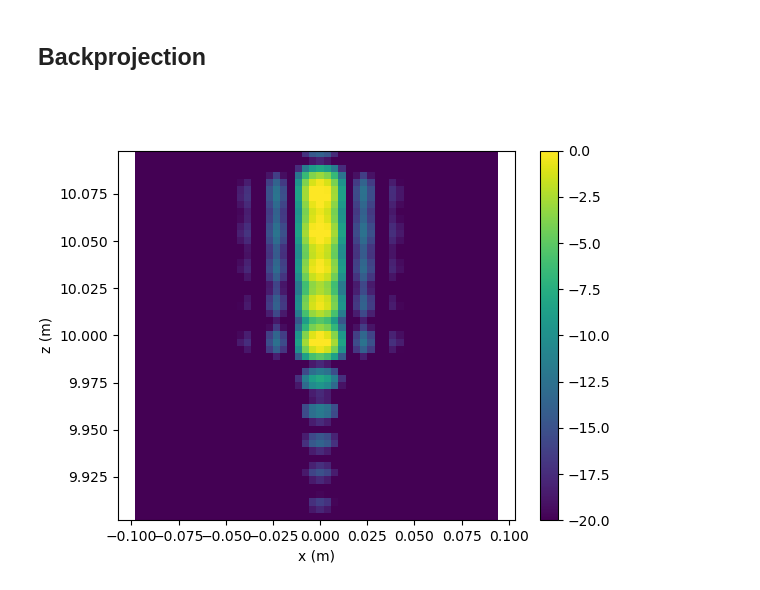
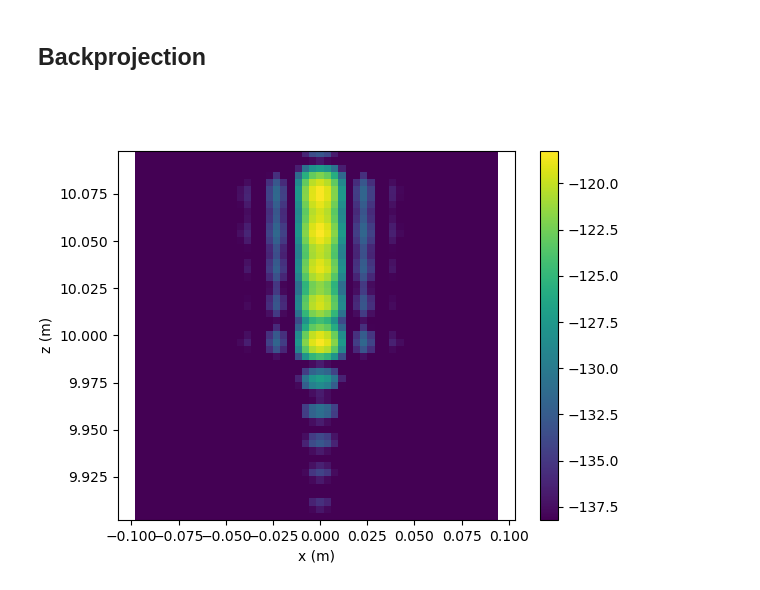
Before and after one commit to rf-eng/scikit-radar, a Jupyter notebook: docs/examples/SAR_example.ipynb, the cells around one changed output. Cells and saved outputs as stored; diff of their text form; code cells hidden in the pictures.

```diff
--- a/docs/examples/SAR_example.ipynb
+++ b/docs/examples/SAR_example.ipynb
@@ -152,18 +152,19 @@ image = image_flat.reshape((X.shape[1], X.shape[2]))
 # %%
 plt.figure()
 plt.clf()
 left = np.min(x_range)
 right = np.max(x_range)
 bottom = np.min(z_range)
 top = np.max(z_range)
-plt.imshow(20*np.log10(np.abs(image.T/(N_x*N_z))),
+implot = 20*np.log10(np.abs(image.T/(N_x*N_z)))
+plt.imshow(implot,
             extent=(left, right, bottom, top),
             origin='lower')
-plt.clim((-20, 0))
+plt.clim((np.max(implot)-20, np.max(implot)))
 plt.colorbar()
 plt.xlabel('x (m)')
 plt.ylabel('z (m)')
 plt.axis('equal')
 plt.show()
 # %% [output]
-[figure, old version]
+[figure, new version]
```
Also changed, not shown: parts of 1 cell of this notebook.
